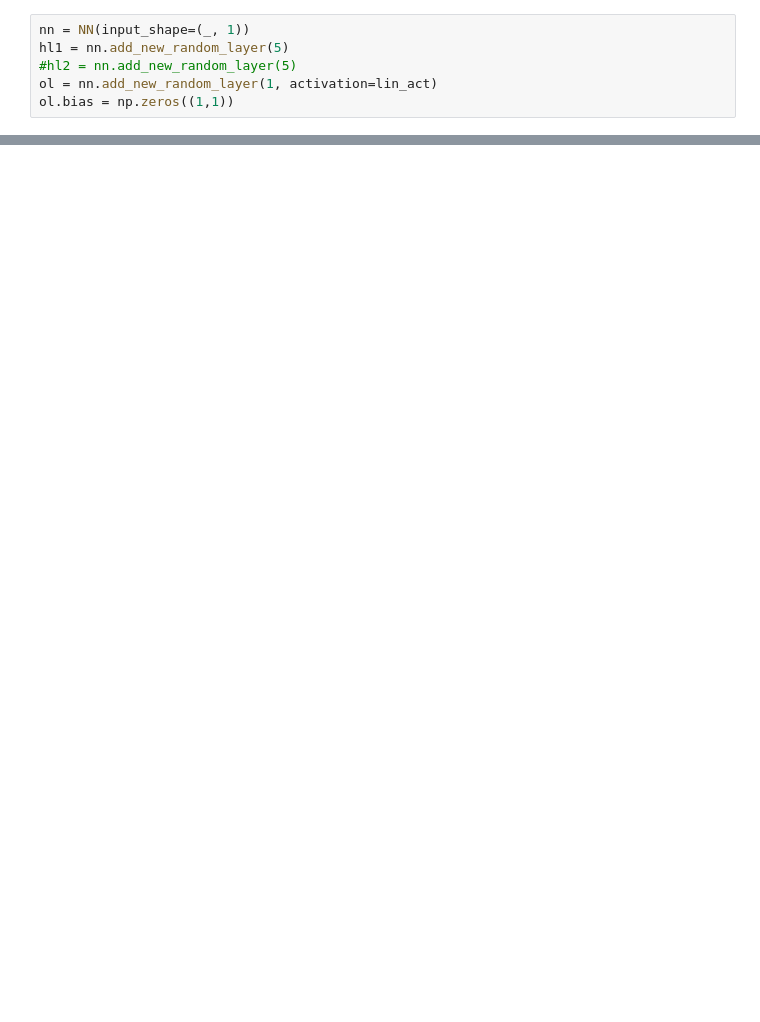
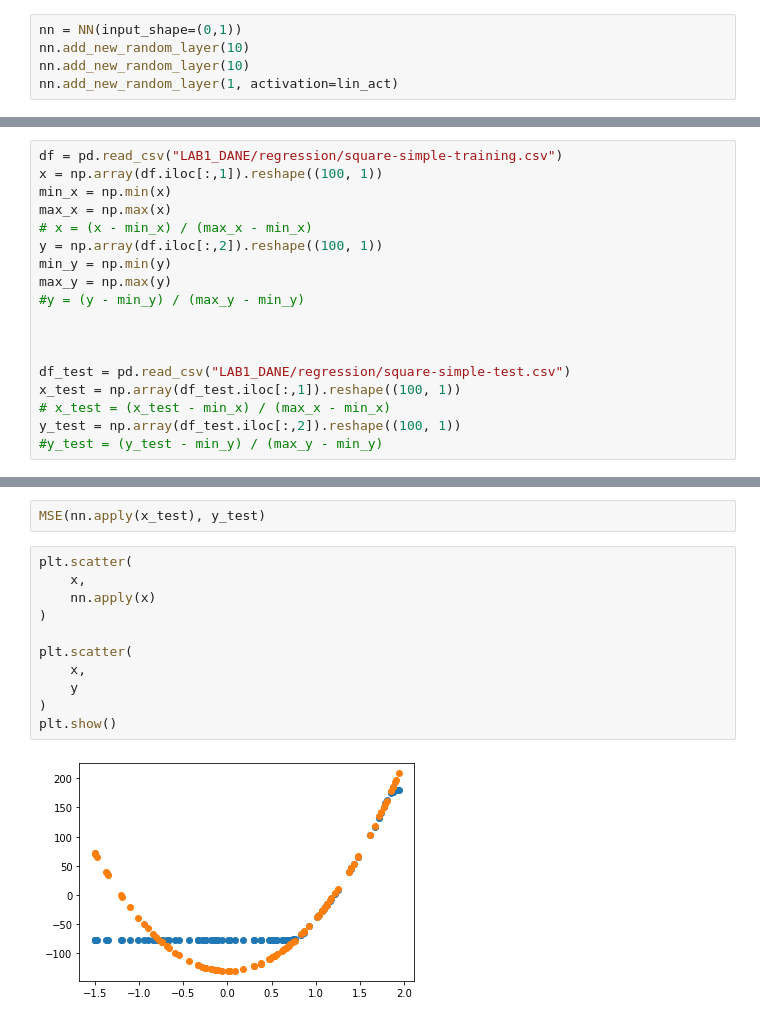
Before and after one commit to niegrzybkowski/mio2022, a Jupyter notebook: LAB1_2.ipynb, the cells around one changed output, grey strips where cells are left out. Cells and saved outputs as stored; diff of their text form; blank space fills up the shorter version.

```diff
--- a/LAB1_2.ipynb
+++ b/LAB1_2.ipynb
@@ -133,8 +155,7 @@ class Trainer:
     def backpropagate(self, x, y):
         yhat = nn.apply(x)
 # %%
-nn = NN(input_shape=(_, 1))
-hl1 = nn.add_new_random_layer(5)
-#hl2 = nn.add_new_random_layer(5)
-ol = nn.add_new_random_layer(1, activation=lin_act)
-ol.bias = np.zeros((1,1))
+nn = NN(input_shape=(0,1))
+nn.add_new_random_layer(10)
+nn.add_new_random_layer(10)
+nn.add_new_random_layer(1, activation=lin_act)
@@ -144,0 +177,18 @@ array([[1.19973346]])
+# %%
+df = pd.read_csv("LAB1_DANE/regression/square-simple-training.csv")
+x = np.array(df.iloc[:,1]).reshape((100, 1))
+min_x = np.min(x)
+max_x = np.max(x)
+# x = (x - min_x) / (max_x - min_x)
+y = np.array(df.iloc[:,2]).reshape((100, 1))
+min_y = np.min(y)
+max_y = np.max(y)
+#y = (y - min_y) / (max_y - min_y)
+
+
+
+df_test = pd.read_csv("LAB1_DANE/regression/square-simple-test.csv")
+x_test = np.array(df_test.iloc[:,1]).reshape((100, 1))
+# x_test = (x_test - min_x) / (max_x - min_x)
+y_test = np.array(df_test.iloc[:,2]).reshape((100, 1))
+#y_test = (y_test - min_y) / (max_y - min_y)
@@ -144,0 +203,15 @@ array([[1.19973346]])
+# %%
+MSE(nn.apply(x_test), y_test)
+# %%
+plt.scatter(
+    x,
+    nn.apply(x)
+)
+
+plt.scatter(
+    x,
+    y
+)
+plt.show()
+# %% [output]
+[figure, added]
```
Also changed, not shown: parts of 8 cells of this notebook.
